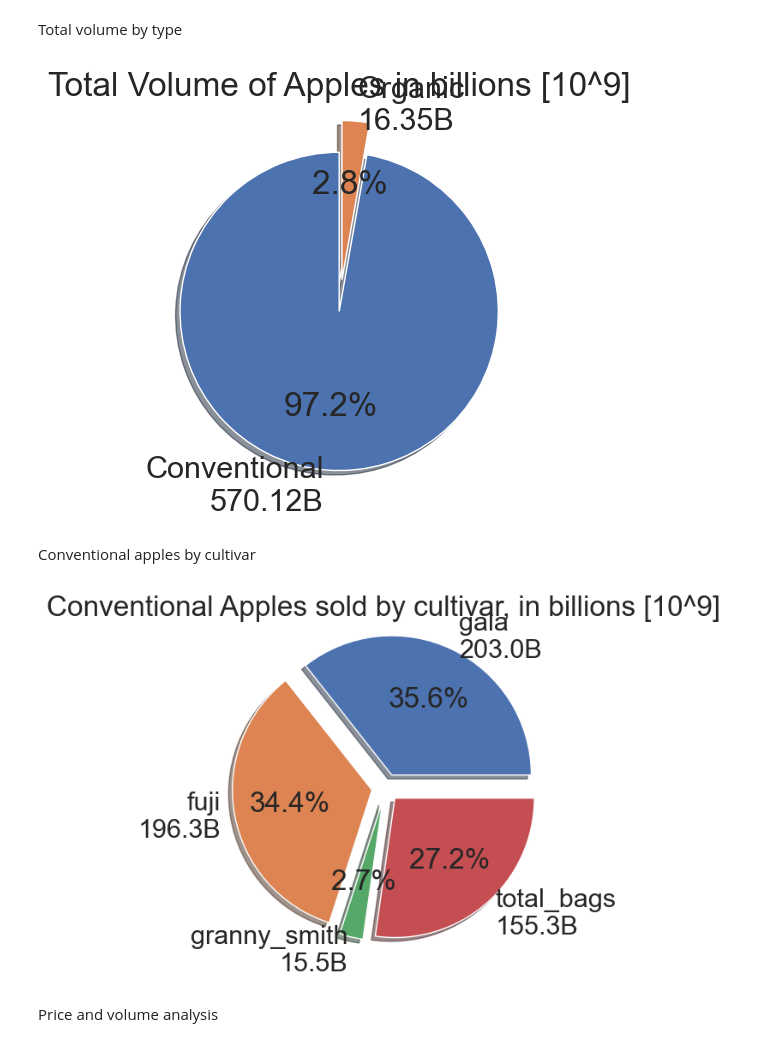
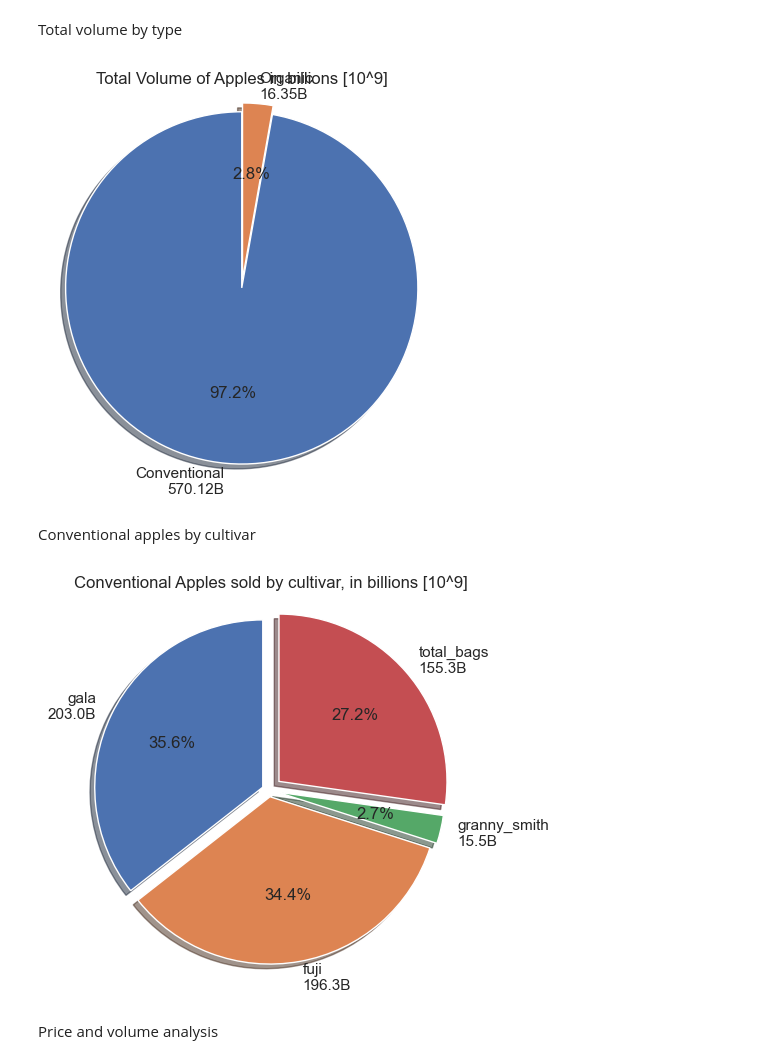
Before and after one commit to marcelomoraiscloser/apple_price, a Jupyter notebook: ApplePricePredictor.ipynb, the cells around one changed output. Drawn from its saved outputs; the diff is of its cells as text; code cells hidden in the pictures.

```diff
--- a/ApplePricePredictor.ipynb
+++ b/ApplePricePredictor.ipynb
@@ -73,15 +75,13 @@ plt.style.use('Solarize_Light2')
 Data distribution by year
 # %%
 year_count = df["year"].value_counts()
-sns.set(font_scale=2)
+sns.set(font_scale=1)
 
-plt.figure(figsize=(10, 5))
+plt.figure(figsize=(5, 5))
 plt.title("Data distribution by Year")
 
-# Explode the slice with the highest count (optional)
-explode = (0.1, 0.1, 0.1, 0.1)  # Adjust the values as needed
+explode = (0.04, 0.04, 0.05, 0.08)
 
-# Label formatting
 labels = [f"{year} ({count})" for year, count in zip(year_count.index, year_count.values)]
 
 plt.pie(year_count, labels=labels, autopct='%1.1f%%', explode=explode, shadow=True, startangle=90)
@@ -95,25 +99,25 @@ Total volume by type
 # %%
 conv_totalV = df_conv['total_volume'].sum() / 1e9
 orga_totalV = df_org['total_volume'].sum() / 1e9
 values = [round(conv_totalV, 2), round(orga_totalV, 2)]
 labels = ['Conventional', 'Organic']
 
-sns.set(font_scale=2)
+sns.set(font_scale=1)
 plt.figure(figsize=(5, 5))
 plt.title('Total Volume of Apples in billions [10^9]')
 
 # Explode a slice for emphasis (optional)
-explode = (0.1, 0.1)
+explode = (0, 0.05)
 
 # Label formatting
 labels_with_values = [f'{label}\n{value:.2f}B' for label, value in zip(labels, values)]
 
 plt.pie(values, labels=labels_with_values, autopct='%1.1f%%', explode=explode, shadow=True, startangle=90)
 plt.axis('equal')  # Equal aspect ratio ensures that the pie is drawn as a circle
 
 plt.show()
 # %% [output]
-[figure, old version]
+[figure, new version]
 # %% [markdown]
 Conventional apples by cultivar
 # %%
@@ -122,21 +126,20 @@ def pie_chart_per_apple_type(d, title):
     values = [round(d[apple].sum() / 1e9, 1) for apple in apple_type]
     labels = [f'{label}\n{value:.1f}B' for label, value in zip(apple_type, values)]
 
-    sns.set(font_scale=2)
+    sns.set(font_scale=1)
     plt.figure(figsize=(5, 5))
     plt.title(title)
 
-    # Explode slices for emphasis (optional)
-    explode = (0.1, 0.1, 0.1, 0.1)  # Adjust values as needed
+    explode = (0.04, 0.04, 0.05, 0.08)
 
-    plt.pie(values, labels=labels, autopct='%1.1f%%', explode=explode, shadow=True)
+    plt.pie(values, labels=labels, autopct='%1.1f%%', explode=explode, shadow=True, startangle=90)
     plt.axis('equal')  # Equal aspect ratio ensures that the pie is drawn as a circle
 
     plt.show()
 
 pie_chart_per_apple_type(df_conv, 'Conventional Apples sold by cultivar, in billions [10^9]')
 # %% [output]
-[figure, old version]
+[figure, new version]
 # %% [markdown]
 Price and volume analysis
 # %%
```
Also changed, not shown: parts of 26 cells of this notebook.
